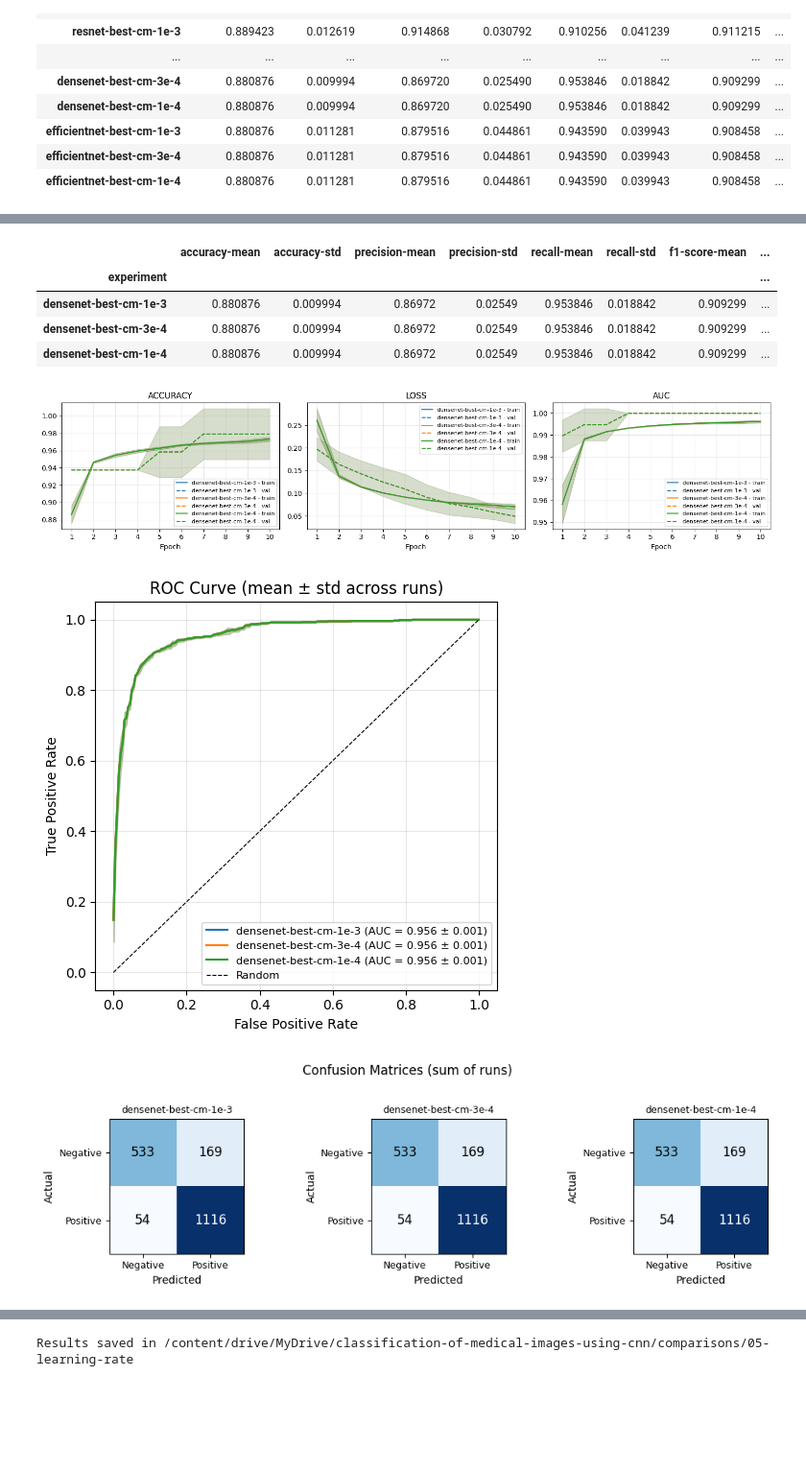
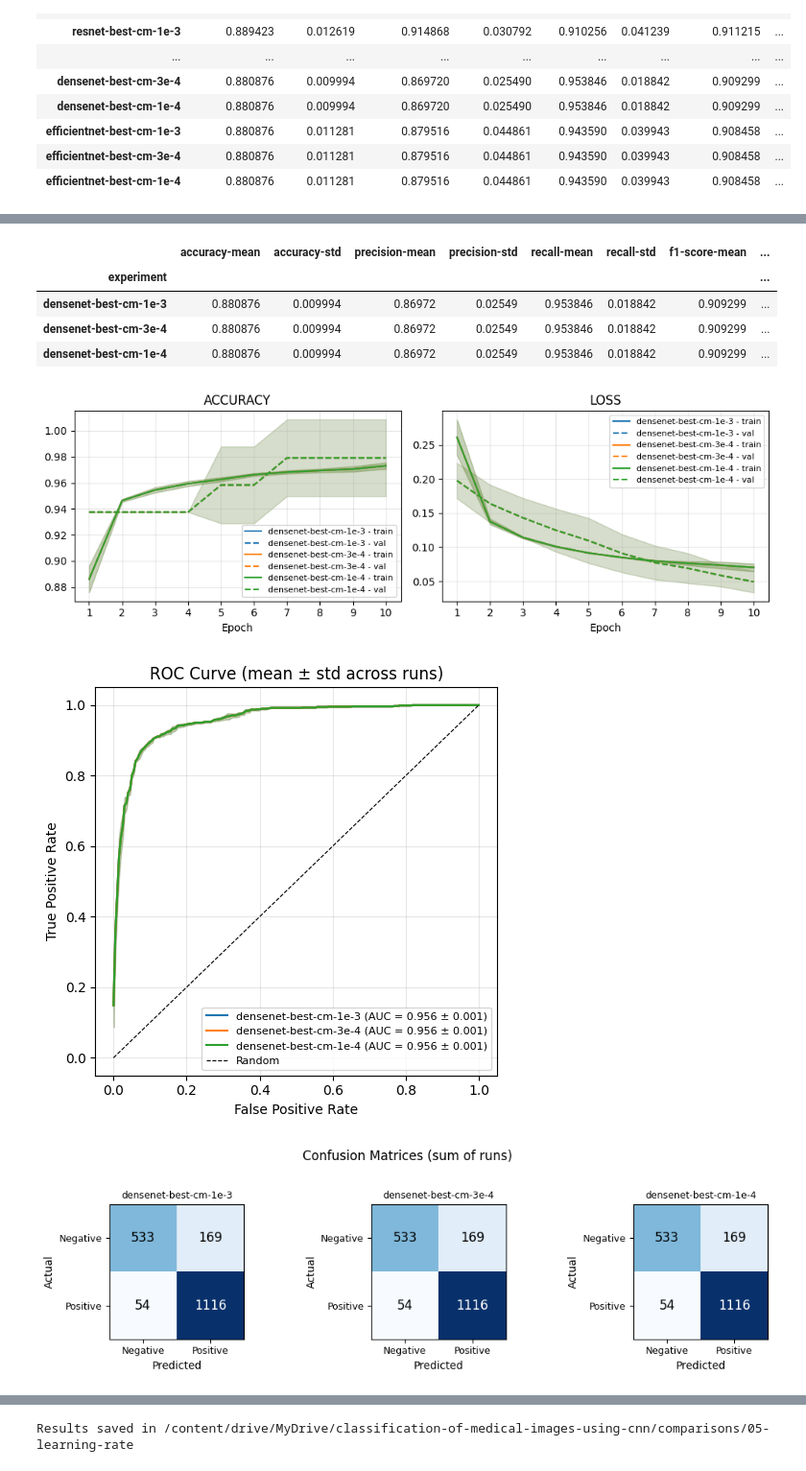
Before and after one commit to amartinsmg/classification-of-medical-images-using-cnn, a Jupyter notebook: notebooks/analyses/05_learning_rate.ipynb, the cells around one changed output, grey strips where cells are left out. Shown at 96% size. Drawn from its saved outputs; the diff is of its cells as text; code cells hidden in the pictures; blank space fills up the shorter version.

```diff
--- a/notebooks/analyses/05_learning_rate.ipynb
+++ b/notebooks/analyses/05_learning_rate.ipynb
@@ -115,16 +110,17 @@ _ = full_comparison(
 # %%
 _ = full_comparison(
   base_result_dir=RESULT_PATH,
   experiment_names=densenet_best_cm_exps,
+  history_metrics=["accuracy", "loss"],
   show_plot=True,
 )
 # %% [output]
 |  | accuracy-mean | accuracy-std | precision-mean | precision-std | recall-mean | recall-std | f1-score-mean | ... |
 | experiment |  |  |  |  |  |  |  | ... |
 | densenet-best-cm-1e-3 | 0.880876 | 0.009994 | 0.86972 | 0.02549 | 0.953846 | 0.018842 | 0.909299 | ... |
 | densenet-best-cm-3e-4 | 0.880876 | 0.009994 | 0.86972 | 0.02549 | 0.953846 | 0.018842 | 0.909299 | ... |
 | densenet-best-cm-1e-4 | 0.880876 | 0.009994 | 0.86972 | 0.02549 | 0.953846 | 0.018842 | 0.909299 | ... |
-[figure, old version]
+[figure, new version]
 [figure]
 [figure]
 # %%
```
Also changed, not shown: parts of 10 cells of this notebook.
